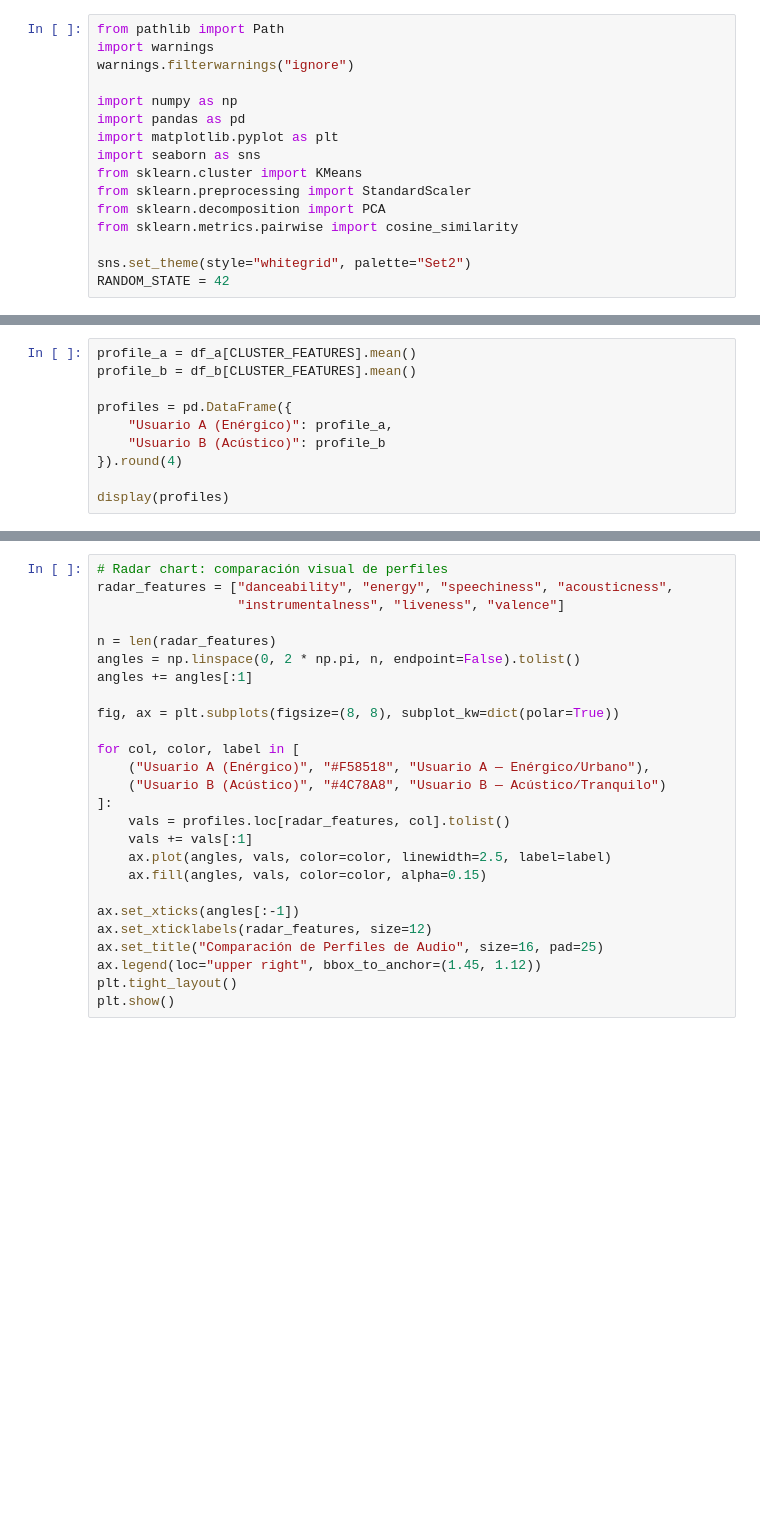
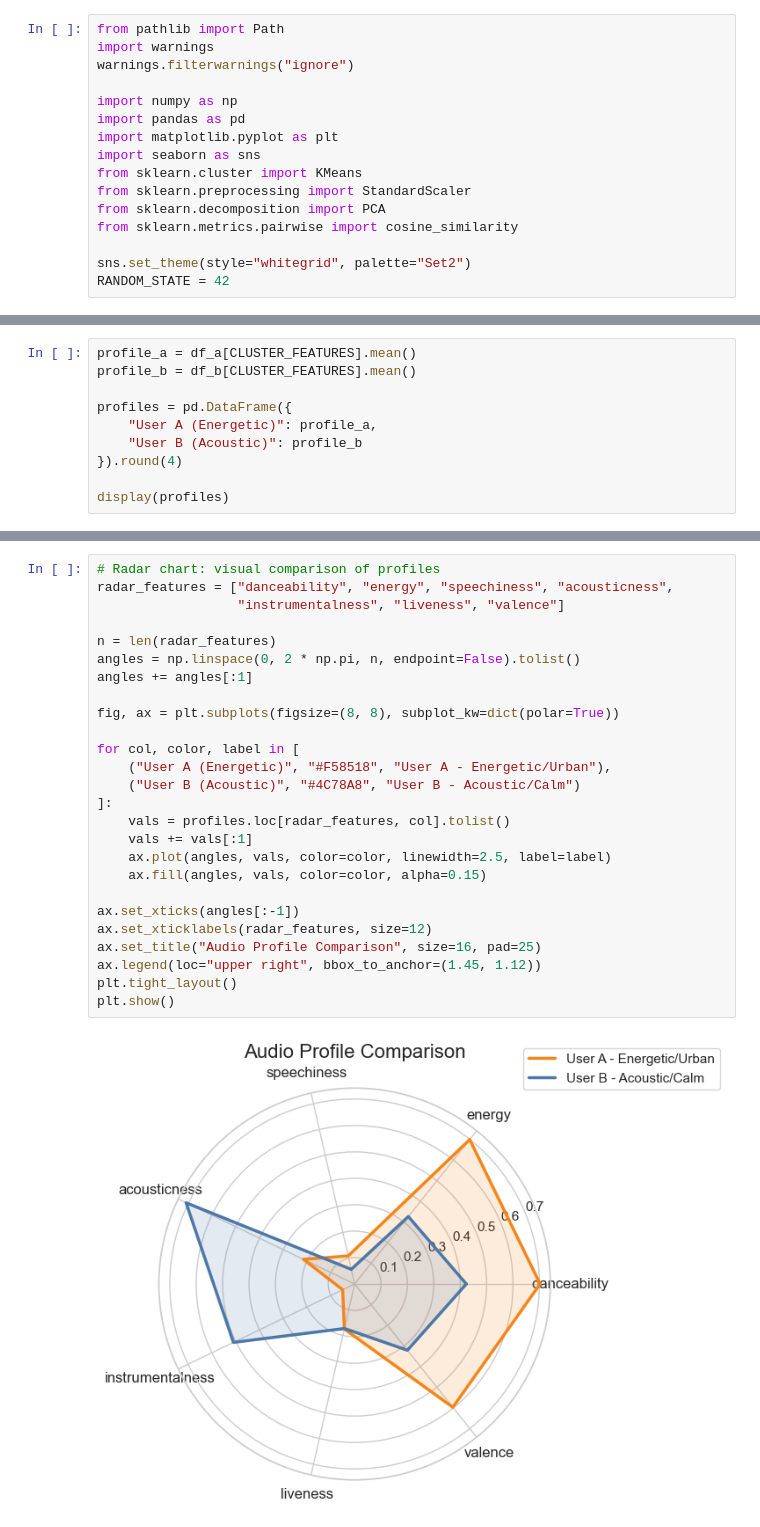
Before and after one commit to fidelMB/proyecto-ia-tc3002b, a Jupyter notebook: user_compatibility/user_musical_compatibility.ipynb, the cells around one changed output, grey strips where cells are left out. Saved outputs shown, nothing was run; the diff lists cells and outputs as text; blank space fills up the shorter version.

```diff
--- a/user_compatibility/user_musical_compatibility.ipynb
+++ b/user_compatibility/user_musical_compatibility.ipynb
@@ -91,8 +127,8 @@ profile_a = df_a[CLUSTER_FEATURES].mean()
 profile_b = df_b[CLUSTER_FEATURES].mean()
 
 profiles = pd.DataFrame({
-    "Usuario A (Enérgico)": profile_a,
-    "Usuario B (Acústico)": profile_b
+    "User A (Energetic)": profile_a,
+    "User B (Acoustic)": profile_b
 }).round(4)
 
 display(profiles)
@@ -99,27 +147,29 @@ display(profiles)
 # %%
-# Radar chart: comparación visual de perfiles
+# Radar chart: visual comparison of profiles
 radar_features = ["danceability", "energy", "speechiness", "acousticness",
                   "instrumentalness", "liveness", "valence"]
 
 n = len(radar_features)
 angles = np.linspace(0, 2 * np.pi, n, endpoint=False).tolist()
 angles += angles[:1]
 
 fig, ax = plt.subplots(figsize=(8, 8), subplot_kw=dict(polar=True))
 
 for col, color, label in [
-    ("Usuario A (Enérgico)", "#F58518", "Usuario A — Enérgico/Urbano"),
-    ("Usuario B (Acústico)", "#4C78A8", "Usuario B — Acústico/Tranquilo")
+    ("User A (Energetic)", "#F58518", "User A - Energetic/Urban"),
+    ("User B (Acoustic)", "#4C78A8", "User B - Acoustic/Calm")
 ]:
     vals = profiles.loc[radar_features, col].tolist()
     vals += vals[:1]
     ax.plot(angles, vals, color=color, linewidth=2.5, label=label)
     ax.fill(angles, vals, color=color, alpha=0.15)
 
 ax.set_xticks(angles[:-1])
 ax.set_xticklabels(radar_features, size=12)
-ax.set_title("Comparación de Perfiles de Audio", size=16, pad=25)
+ax.set_title("Audio Profile Comparison", size=16, pad=25)
 ax.legend(loc="upper right", bbox_to_anchor=(1.45, 1.12))
 plt.tight_layout()
 plt.show()
+# %% [output]
+[figure, added]
 # %% [markdown]
```
Also changed, not shown: parts of 20 cells of this notebook, 17 other files.
